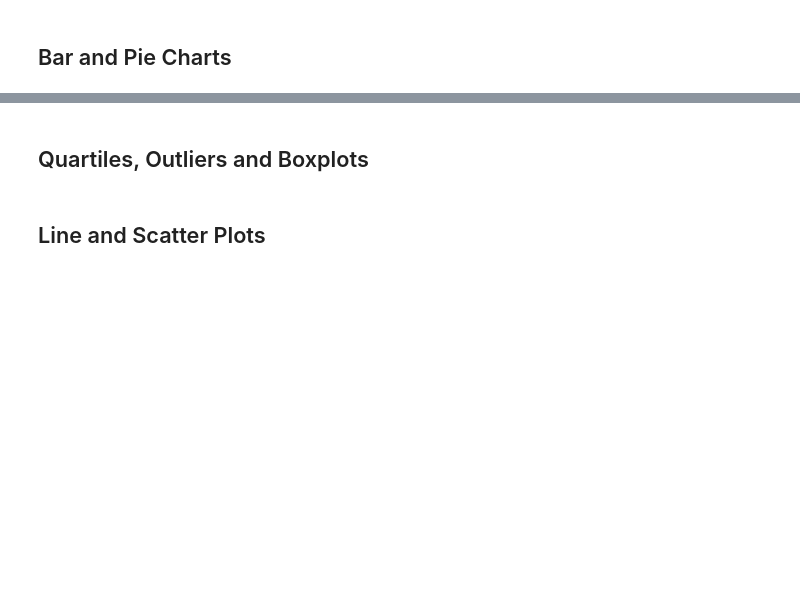
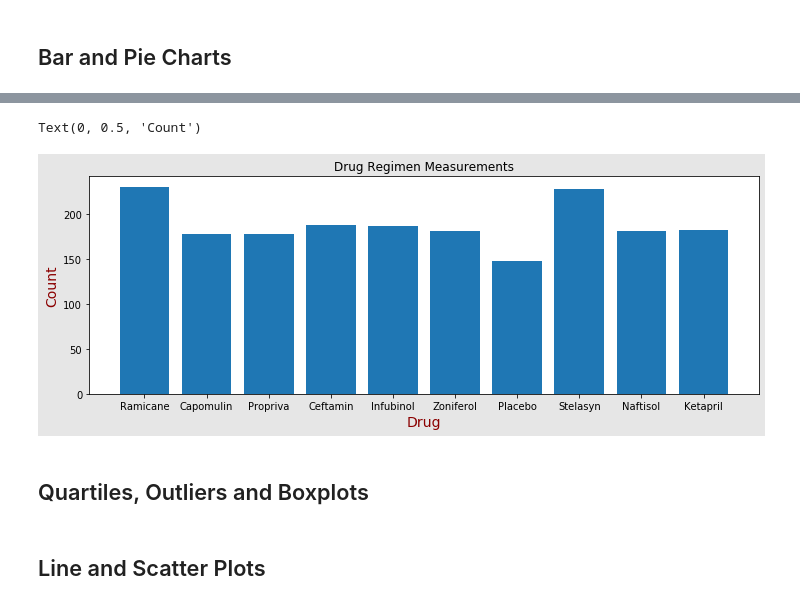
Before and after one commit to manny-p/matplotlib-challenge, a Jupyter notebook: Pymaceuticals/pymaceuticals_starter.ipynb, the cells around one changed output, grey strips where cells are left out. Drawn from its saved outputs; the diff is of its cells as text; code cells hidden in the pictures; blank space fills up the shorter version.

```diff
--- a/Pymaceuticals/pymaceuticals_starter.ipynb
+++ b/Pymaceuticals/pymaceuticals_starter.ipynb
@@ -169,5 +239,17 @@ Text(0, 0.5, 'Frequency')
 # %%
 # Generate a bar plot showing the total number of measurements taken on each drug regimen using pyplot.
+
+# dr = 'Drug Regimen'
+
+
+plt.figure(figsize=(12,4), facecolor='0.9')
+plt.bar(df_summary.index.to_list(), df_measurements.to_list())
+plt.title(title)
+plt.xlabel(x, color='darkred', size=14)
+plt.ylabel(y, color='darkred', size=14)
+# %% [output]
+Text(0, 0.5, 'Count')
+[figure, added]
 # %%
 # Generate a pie plot showing the distribution of female versus male mice using pandas
 # %%
```
Also changed, not shown: parts of 12 cells of this notebook.
